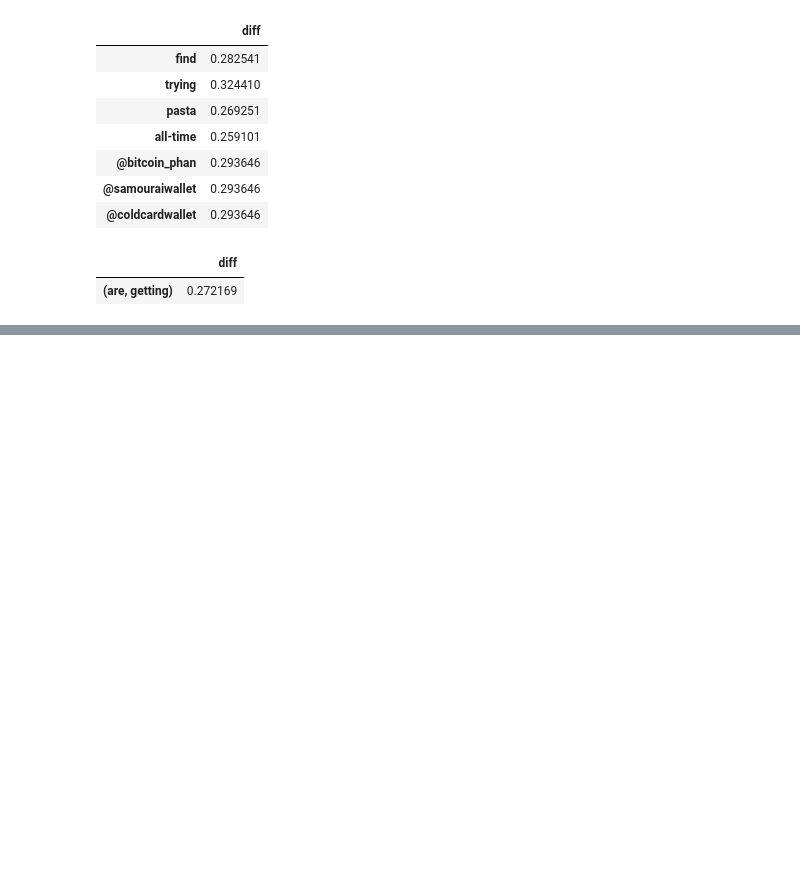
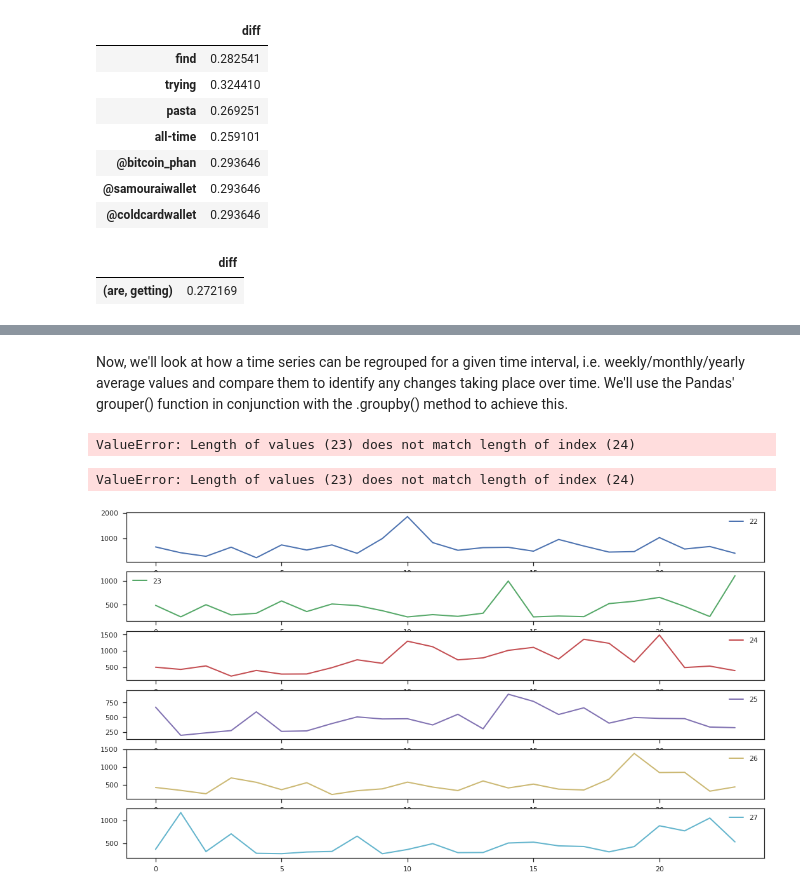
Before and after one commit to szafranskifilip/bitcoin_sentiment_analysis, a Jupyter notebook: EDA.ipynb, the cells around one changed output, grey strips where cells are left out. Drawn from its saved outputs; the diff is of its cells as text; code cells hidden in the pictures; blank space fills up the shorter version.

```diff
--- a/EDA.ipynb
+++ b/EDA.ipynb
@@ -861,0 +924,31 @@ looing for micro_patters and coefficients
+# %% [markdown]
+Now, we'll look at how a time series can be regrouped for a given time interval, i.e. weekly/monthly/yearly average values and compare them to identify any changes taking place over time. We'll use the Pandas' grouper() function in conjunction with the .groupby() method to achieve this.
+# %%
+final_df.index = pd.to_datetime(final_df.index)
+# %%
+# Use pandas grouper to group values using annual frequency
+day_diff = final_df['diff_high_low'].to_frame().groupby(pd.Grouper(freq ='D'))
+day_neg = final_df['negative'].to_frame().groupby(pd.Grouper(freq ='D'))
+# %%
+# Create a new DataFrame and store yearly values in columns
+df_day_diff = pd.DataFrame()
+df_day_neg = pd.DataFrame()
+
+for day, group in day_diff:
+    df_day_diff[day.day] = group.values.ravel()
+# %% [output]
+ValueError: Length of values (23) does not match length of index (24)
+# %%
+for day, group in day_neg:
+    df_day_neg[day.day] = group.values.ravel()
+# %% [output]
+ValueError: Length of values (23) does not match length of index (24)
+# %%
+fig, ax = plt.subplots(figsize=(18, 10))
+
+# Plot the yearly groups as subplots
+df_day_diff.plot(subplots=True, legend=True, ax=ax)
+
+plt.show()
+# %% [output]
+[figure, added]
```
Also changed, not shown: parts of 6 cells of this notebook, 7 other files.
